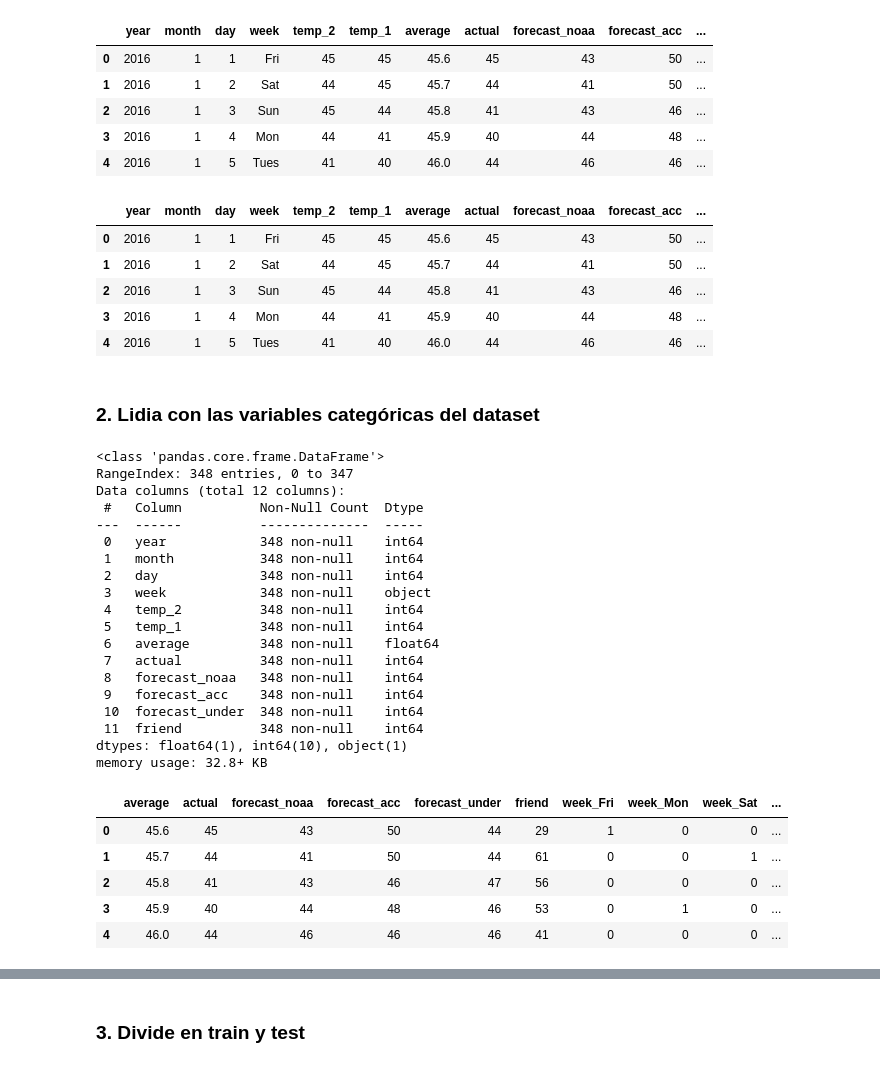
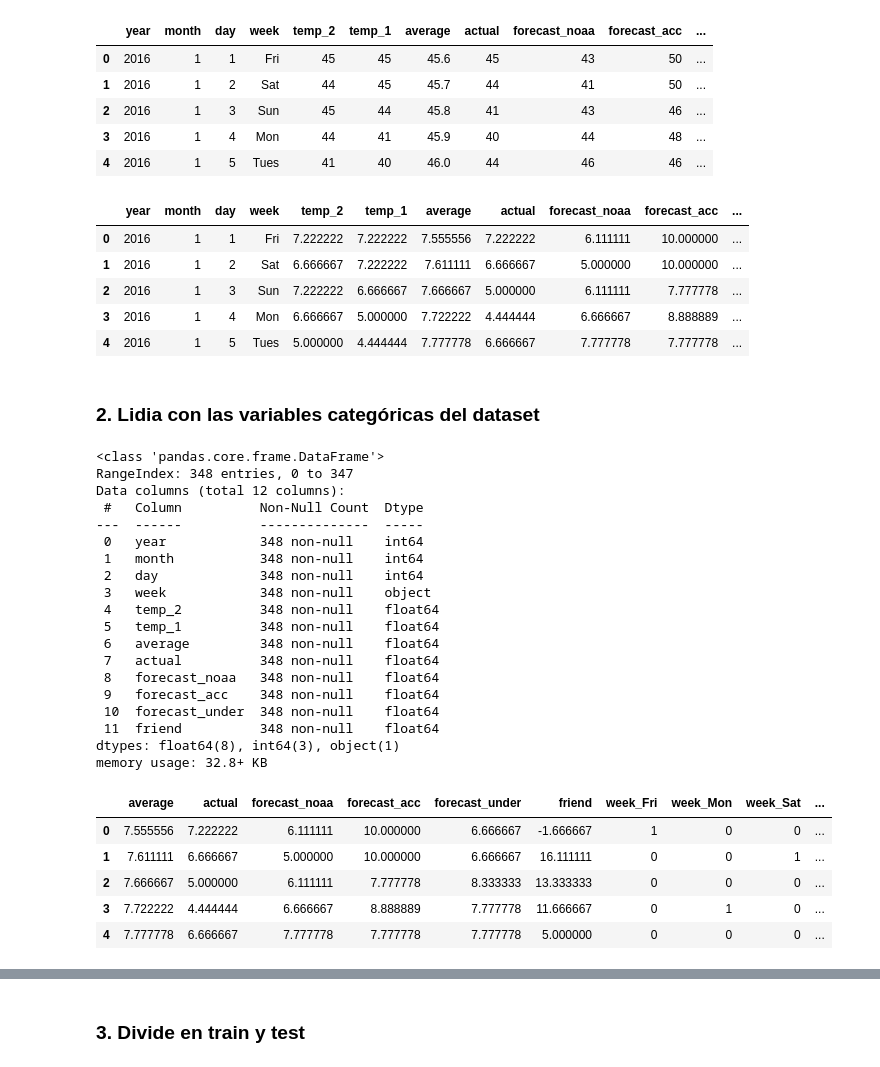
Before and after one commit to rafazamb/DS_PT_ENE21, a Jupyter notebook: 2-Machine_Learning/2.1_Supervised/2.1.4 Trees/1 - Regression_Tree - Clase - solucion.ipynb, the cells around one changed output, grey strips where cells are left out. Cells and saved outputs as stored; diff of their text form; code cells hidden in the pictures.

```diff
--- a/2-Machine_Learning/2.1_Supervised/2.1.4 Trees/1 - Regression_Tree - Clase - solucion.ipynb
+++ b/2-Machine_Learning/2.1_Supervised/2.1.4 Trees/1 - Regression_Tree - Clase - solucion.ipynb
@@ -37,16 +34,30 @@ def conversor(x):
+# %%
+# de Fahrenheit a Celsius y cambiar las unidades de 'actual'
+def conversor(x):
+    return (x-32)*(5/9)
+
+features['actual'] = features['actual'].apply(conversor)
+features['temp_2'] = features['temp_2'].apply(conversor)
+features['temp_1'] = features['temp_1'].apply(conversor)
+features['average'] = features['average'].apply(conversor)
+features['forecast_noaa'] = features['forecast_noaa'].apply(conversor)
+features['forecast_acc'] = features['forecast_acc'].apply(conversor)
+features['forecast_under'] = features['forecast_under'].apply(conversor)
+features['friend'] = features['friend'].apply(conversor)
 # %%
 features.head()
 # %% [output]
 |  | year | month | day | week | temp_2 | temp_1 | average | actual | forecast_noaa | forecast_acc | ... |
-| 0 | 2016 | 1 | 1 | Fri | 45 | 45 | 45.6 | 45 | 43 | 50 | ... |
-| 1 | 2016 | 1 | 2 | Sat | 44 | 45 | 45.7 | 44 | 41 | 50 | ... |
-| 2 | 2016 | 1 | 3 | Sun | 45 | 44 | 45.8 | 41 | 43 | 46 | ... |
-| 3 | 2016 | 1 | 4 | Mon | 44 | 41 | 45.9 | 40 | 44 | 48 | ... |
-| 4 | 2016 | 1 | 5 | Tues | 41 | 40 | 46.0 | 44 | 46 | 46 | ... |
+| 0 | 2016 | 1 | 1 | Fri | 7.222222 | 7.222222 | 7.555556 | 7.222222 | 6.111111 | 10.000000 | ... |
+| 1 | 2016 | 1 | 2 | Sat | 6.666667 | 7.222222 | 7.611111 | 6.666667 | 5.000000 | 10.000000 | ... |
+| 2 | 2016 | 1 | 3 | Sun | 7.222222 | 6.666667 | 7.666667 | 5.000000 | 6.111111 | 7.777778 | ... |
+| 3 | 2016 | 1 | 4 | Mon | 6.666667 | 5.000000 | 7.722222 | 4.444444 | 6.666667 | 8.888889 | ... |
+| 4 | 2016 | 1 | 5 | Tues | 5.000000 | 4.444444 | 7.777778 | 6.666667 | 7.777778 | 7.777778 | ... |
 # %% [markdown]
 ### 2. Lidia con las variables categóricas del dataset
 # %%
 # information
+features.info()
 # %% [output]
 <class 'pandas.core.frame.DataFrame'>
 RangeIndex: 348 entries, 0 to 347
@@ -57,29 +68,29 @@ Data columns (total 12 columns):
  1   month           348 non-null    int64
  2   day             348 non-null    int64
  3   week            348 non-null    object
- 4   temp_2          348 non-null    int64
- 5   temp_1          348 non-null    int64
+ 4   temp_2          348 non-null    float64
+ 5   temp_1          348 non-null    float64
  6   average         348 non-null    float64
- 7   actual          348 non-null    int64
- 8   forecast_noaa   348 non-null    int64
- 9   forecast_acc    348 non-null    int64
- 10  forecast_under  348 non-null    int64
- 11  friend          348 non-null    int64
-dtypes: float64(1), int64(10), object(1)
+ 7   actual          348 non-null    float64
+ 8   forecast_noaa   348 non-null    float64
+ 9   forecast_acc    348 non-null    float64
+ 10  forecast_under  348 non-null    float64
+ 11  friend          348 non-null    float64
+dtypes: float64(8), int64(3), object(1)
 memory usage: 32.8+ KB
 # %%
 # One-hot encode the data using pandas get_dummies
 # No hace falta evitar la colinealidad
-
-
+features = pd.get_dummies(features)
 
 # Display the first 5 rows of the last 12 columns
+features.iloc[:,5:].head(5)
 # %% [output]
 |  | average | actual | forecast_noaa | forecast_acc | forecast_under | friend | week_Fri | week_Mon | week_Sat | ... |
-| 0 | 45.6 | 45 | 43 | 50 | 44 | 29 | 1 | 0 | 0 | ... |
-| 1 | 45.7 | 44 | 41 | 50 | 44 | 61 | 0 | 0 | 1 | ... |
-| 2 | 45.8 | 41 | 43 | 46 | 47 | 56 | 0 | 0 | 0 | ... |
-| 3 | 45.9 | 40 | 44 | 48 | 46 | 53 | 0 | 1 | 0 | ... |
-| 4 | 46.0 | 44 | 46 | 46 | 46 | 41 | 0 | 0 | 0 | ... |
+| 0 | 7.555556 | 7.222222 | 6.111111 | 10.000000 | 6.666667 | -1.666667 | 1 | 0 | 0 | ... |
+| 1 | 7.611111 | 6.666667 | 5.000000 | 10.000000 | 6.666667 | 16.111111 | 0 | 0 | 1 | ... |
+| 2 | 7.666667 | 5.000000 | 6.111111 | 7.777778 | 8.333333 | 13.333333 | 0 | 0 | 0 | ... |
+| 3 | 7.722222 | 4.444444 | 6.666667 | 8.888889 | 7.777778 | 11.666667 | 0 | 1 | 0 | ... |
+| 4 | 7.777778 | 6.666667 | 7.777778 | 7.777778 | 7.777778 | 5.000000 | 0 | 0 | 0 | ... |
 # %%
 # info de las features
```
Also changed, not shown: parts of 19 cells of this notebook.
